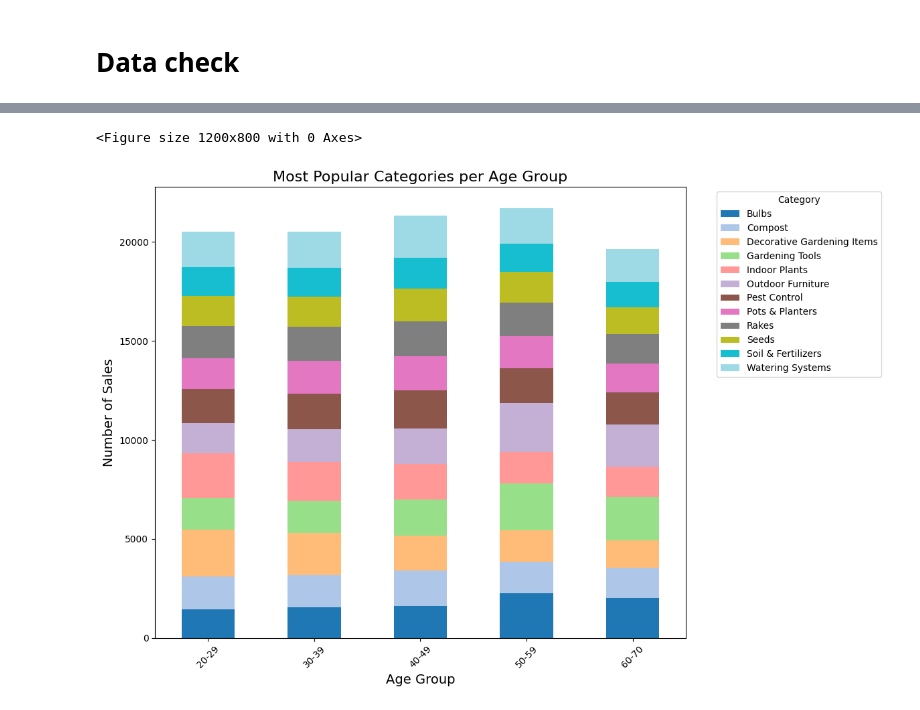
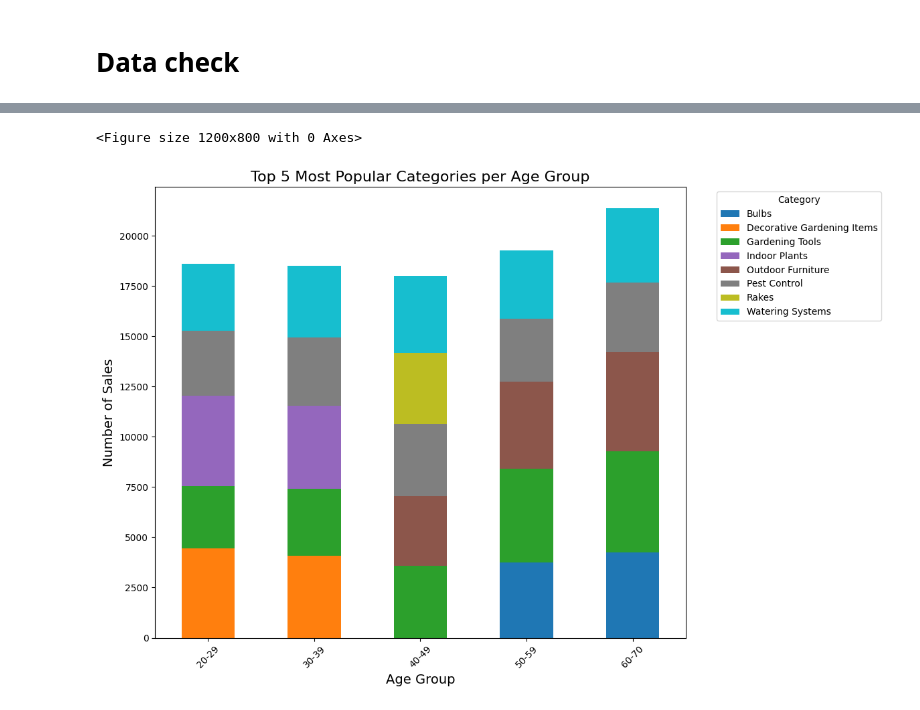
Before and after one commit to Katharina-github/SalesDataAnalysis, a Jupyter notebook: generate_synthetic_sales_dataset.ipynb, the cells around one changed output, grey strips where cells are left out. Drawn from its saved outputs; the diff is of its cells as text; code cells hidden in the pictures.

```diff
--- a/generate_synthetic_sales_dataset.ipynb
+++ b/generate_synthetic_sales_dataset.ipynb
@@ -408,0 +487,9 @@ import seaborn as sns
+# %%
+products_df = pd.read_csv('products(2).csv')
+customers_df = pd.read_csv('customers(2).csv')
+sales_df = pd.read_csv('sales(2).csv')
+returns_df = pd.read_csv('returns(2).csv')
+campaigns_df = pd.read_csv('campaigns(2).csv')
+inventory_df = pd.read_csv('inventory(2).csv')
+not_realized_purchases_df = pd.read_csv('not_realized_purchases(2).csv')
+inventory_snapshots_df = pd.read_csv('inventory_snapshots(1).csv')
@@ -593,7 +910,0 @@ Text(0.5, 1.0, 'Loyalty Score Distribution')
-# %%
-# All purchases with high discount rate
-# Merge sales_df with customers_df on CustomerID
-sales_df = sales_df.merge(customers[['CustomerID', 'LoyaltyScore']], on='CustomerID', how='left')
-
-high_discounts = sales_df[sales_df["DiscountRate"] > 0.2]
-print(high_discounts.head(10))
@@ -867,31 +1160,39 @@ plt.show()
 # %%
-# Merge sales_df with products_df to get category information
-sales_with_category = sales_df.merge(products_df[["ProductID", "Category"]], on="ProductID", how="left")
+# Product Category perference by age
+# Merge Sales with Products to get 'Category'
+sales_products_df = sales_df.merge(products_df[['ProductID', 'Category']], on='ProductID', how='left')
 
-# Merge sales_with_category with customers to get age information
-sales_with_age = sales_with_category.merge(customers[["CustomerID", "Age"]], on="CustomerID", how="left")
+# Merge the result with Customers to get 'Age'
+sales_with_age = sales_products_df.merge(customers_df[['CustomerID', 'Age']], on='CustomerID', how='left')
 
-# Create age groups
-bins = [20, 30, 40, 50, 60, 70]
-labels = ["20-29", "30-39", "40-49", "50-59", "60-70"]
-sales_with_age["AgeGroup"] = pd.cut(sales_with_age["Age"], bins=bins, labels=labels, right=False)
+# Define age bins and labels (including 70)
+bins = [20, 30, 40, 50, 60, 71]  # 71 ensures 70 is included
+labels = ['20-29', '30-39', '40-49', '50-59', '60-70']
+
+# Create AgeGroup column
+sales_with_age['AgeGroup'] = pd.cut(sales_with_age['Age'], bins=bins, labels=labels, right=False)
 
 # Group by AgeGroup and Category, then count the number of sales
 age_category_sales = sales_with_age.groupby(["AgeGroup", "Category"]).size().reset_index(name="NumberOfSales")
 
+# Get the top 5 categories for each age group
+top_categories_per_age = age_category_sales.groupby("AgeGroup").apply(
+    lambda x: x.nlargest(5, "NumberOfSales")
+).reset_index(drop=True)
+
 # Pivot the data for visualization
-age_category_pivot = age_category_sales.pivot(index="AgeGroup", columns="Category", values="NumberOfSales")
+age_category_pivot = top_categories_per_age.pivot(index="AgeGroup", columns="Category", values="NumberOfSales")
 
 # Plot
 plt.figure(figsize=(12, 8))
-age_category_pivot.plot(kind="bar", stacked=True, colormap="tab20", figsize=(12, 8))
-plt.title("Most Popular Categories per Age Group", fontsize=16)
+age_category_pivot.plot(kind="bar", stacked=True, colormap="tab10", figsize=(12, 8))
+plt.title("Top 5 Most Popular Categories per Age Group", fontsize=16)
 plt.xlabel("Age Group", fontsize=14)
 plt.ylabel("Number of Sales", fontsize=14)
 plt.xticks(rotation=45)
 plt.legend(title="Category", bbox_to_anchor=(1.05, 1), loc="upper left")
 plt.tight_layout()
 plt.show()
 # %% [output]
 <Figure size 1200x800 with 0 Axes>
-[figure, old version]
+[figure, new version]
```
Also changed, not shown: parts of 49 cells of this notebook.
